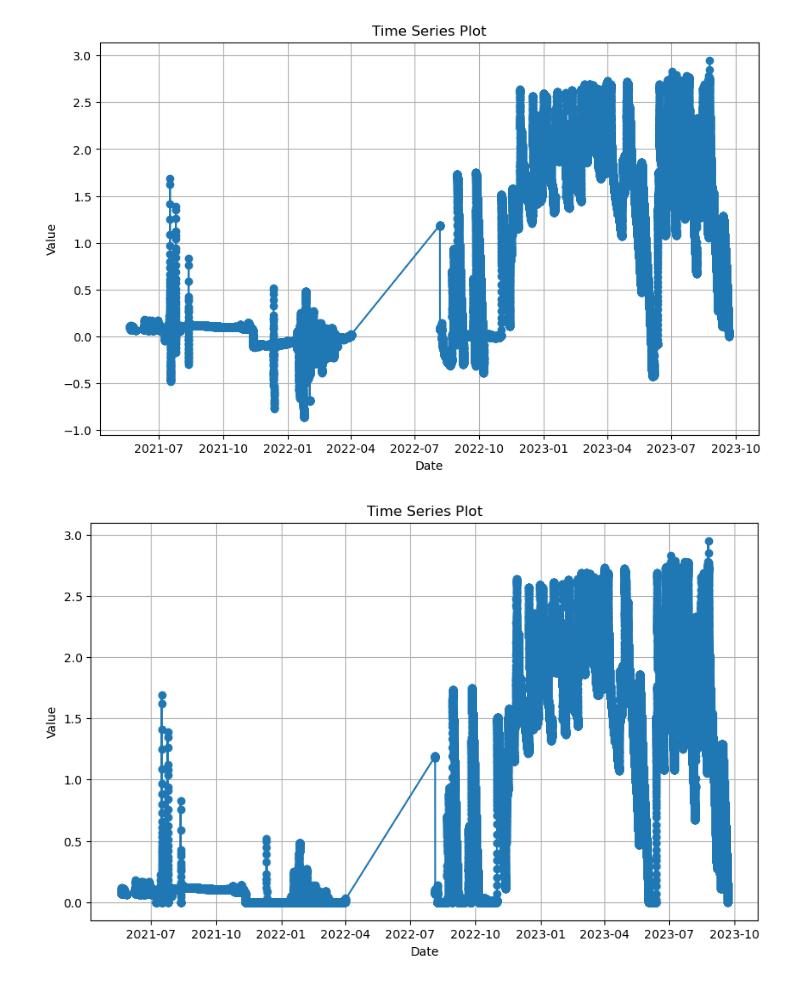
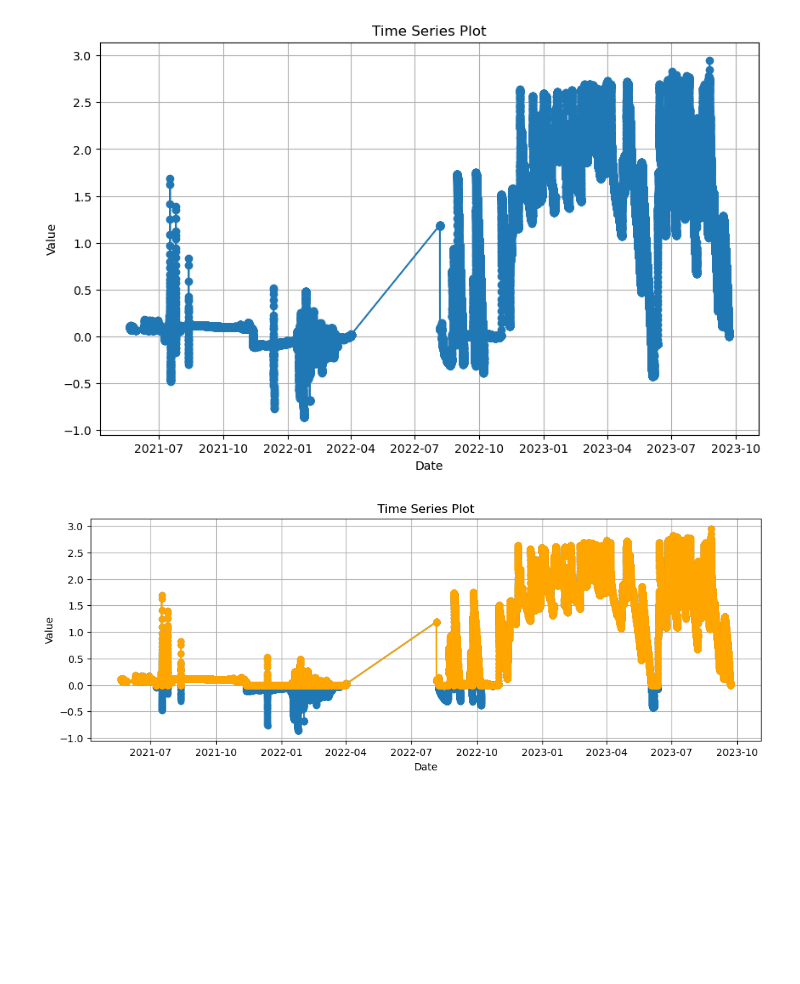
Before and after one commit to shinapatel/Quantify_Rain_Gardens, a Jupyter notebook: BasicFunctions.ipynb, the cells around one changed output. Cells and saved outputs as stored; diff of their text form; code cells hidden in the pictures; blank space fills up the shorter version.

```diff
--- a/BasicFunctions.ipynb
+++ b/BasicFunctions.ipynb
@@ -173,9 +361,32 @@ removeErroneousData("014B")
-# %%
-plotTimeSeries("015B")
-removeErroneousData("015B")
-# %% [output]
-[figure, removed]
-[figure, removed]
+# %%
+plotTimeSeries("015B")
+removeErroneousData("015B")
+
+# plt.plot(plotTimeSeries("015B"))
+# plt.plot(removeErroneousData("015B"))
+
+
+df = pd.read_csv("015B.csv")
+df['Date'] = pd.to_datetime(df['Date'])
+df
+fig, ax = plt.subplots(figsize=(12, 4))
+ax.plot(df['Date'], df['Value'], marker='o', linestyle='-')
+
+df2 = removeErroneousData("015B")
+ax.plot(df2['Date'], df2['Value'], marker='o', linestyle='-', color = 'orange')
+
+plt.title('Time Series Plot')
+plt.xlabel('Date')
+plt.ylabel('Value')
+plt.grid(True)
+
+plt.show()
+
+
+#fig, ax = plt.subplots(figsize=(N, M)) - set N to be like 10 or 12 and M to be 4
+# %% [output]
+[figure, added]
+[figure, added]
 # %%
 plotTimeSeries("016B")
 removeErroneousData("016B")
```
Also changed, not shown: parts of 34 cells of this notebook.
